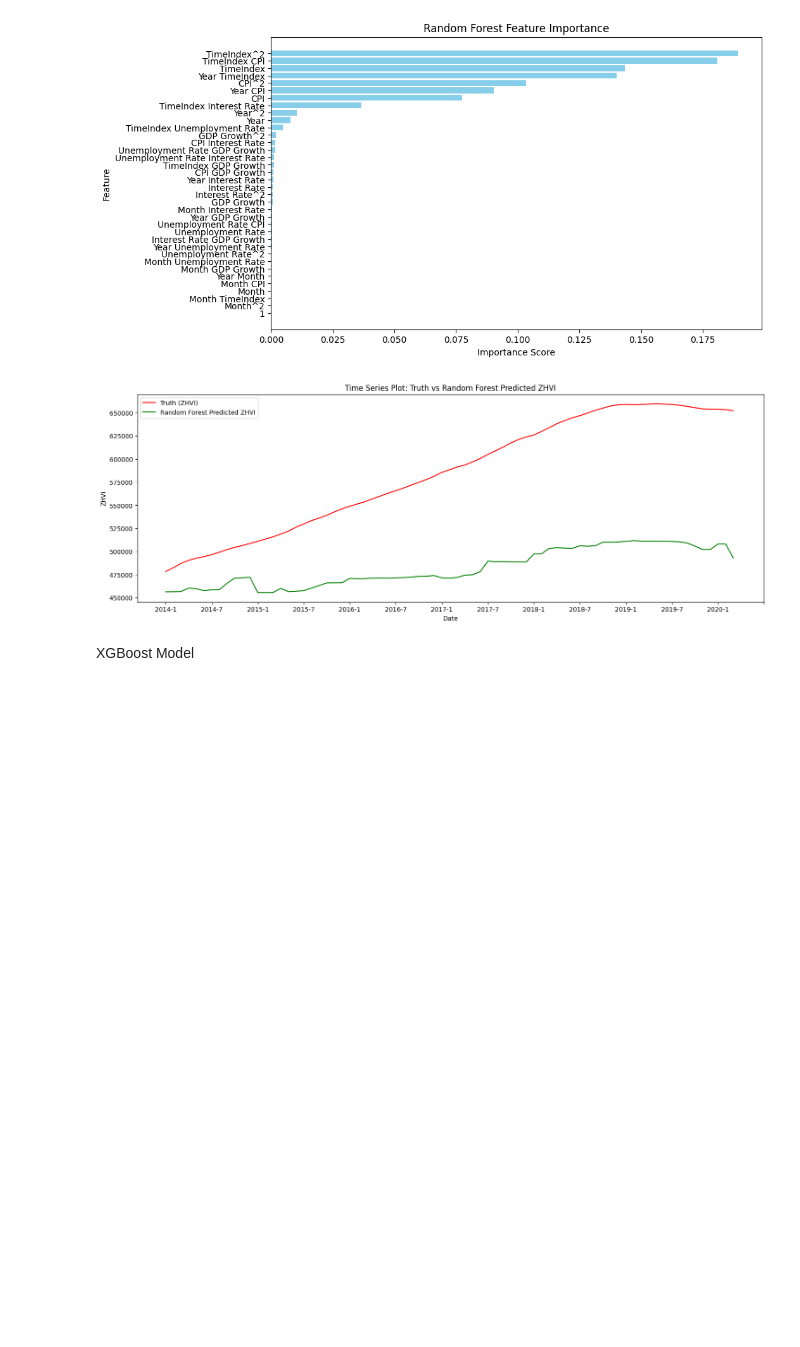
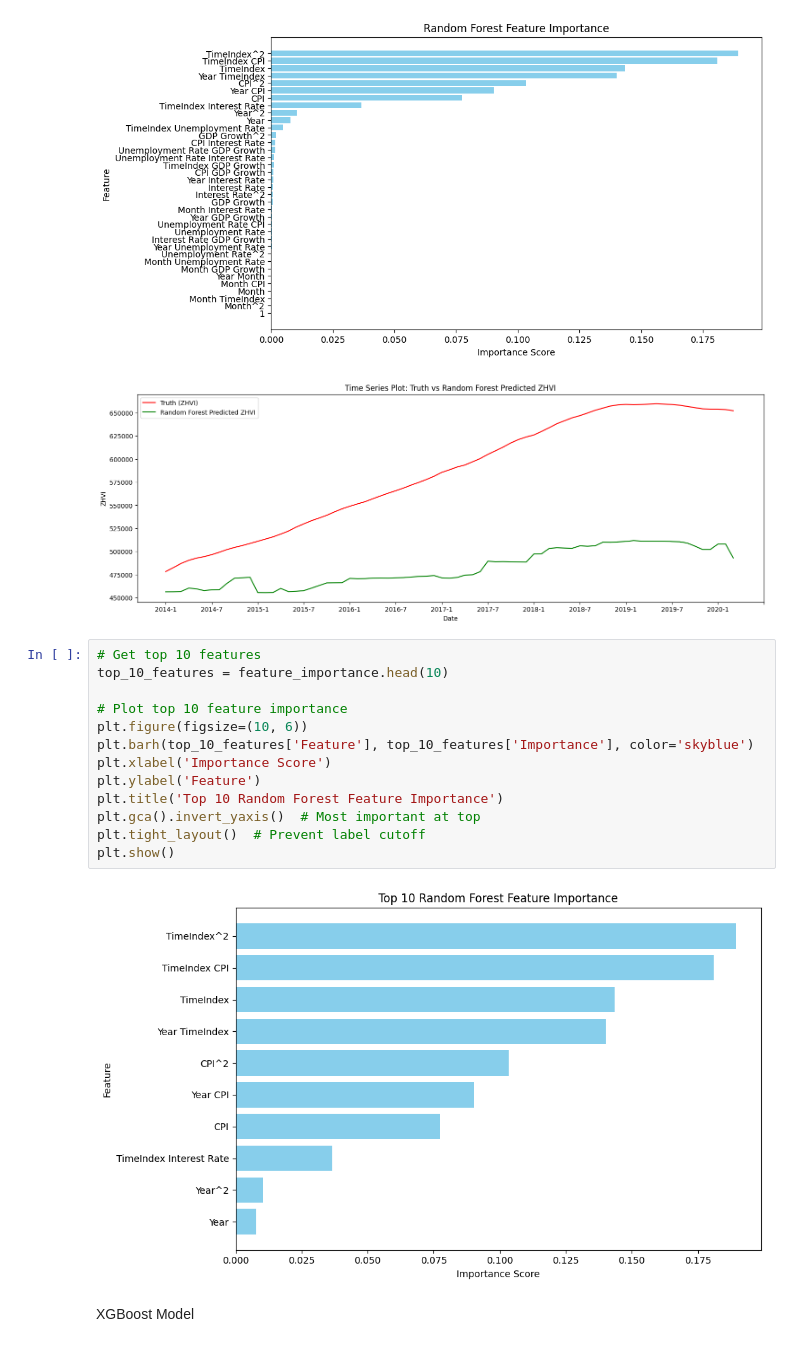
Before and after one commit to ngk324/DSCI441_Project_House_Price_Prediction, a Jupyter notebook: DSCI441_Project.ipynb, the cells around one changed output. Cells and saved outputs as stored; diff of their text form; blank space fills up the shorter version.

```diff
--- a/DSCI441_Project.ipynb
+++ b/DSCI441_Project.ipynb
@@ -1335,6 +1322,21 @@ Random Forest Feature Importance:
 0                                 1    0.000000
 [figure]
 [figure]
+# %%
+# Get top 10 features
+top_10_features = feature_importance.head(10)
+
+# Plot top 10 feature importance
+plt.figure(figsize=(10, 6))
+plt.barh(top_10_features['Feature'], top_10_features['Importance'], color='skyblue')
+plt.xlabel('Importance Score')
+plt.ylabel('Feature')
+plt.title('Top 10 Random Forest Feature Importance')
+plt.gca().invert_yaxis()  # Most important at top
+plt.tight_layout()  # Prevent label cutoff
+plt.show()
+# %% [output]
+[figure, added]
 # %% [markdown]
 XGBoost Model
 # %%
```
Also changed, not shown: parts of 13 cells of this notebook, 2 other files.
